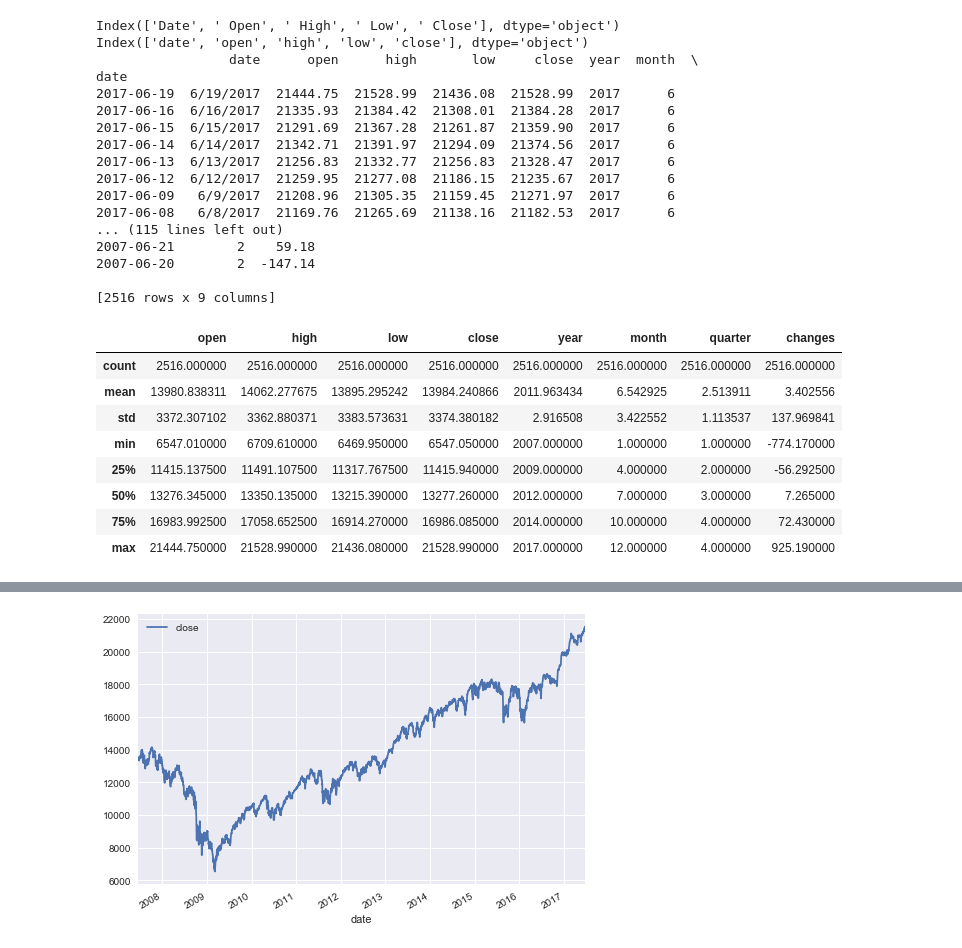
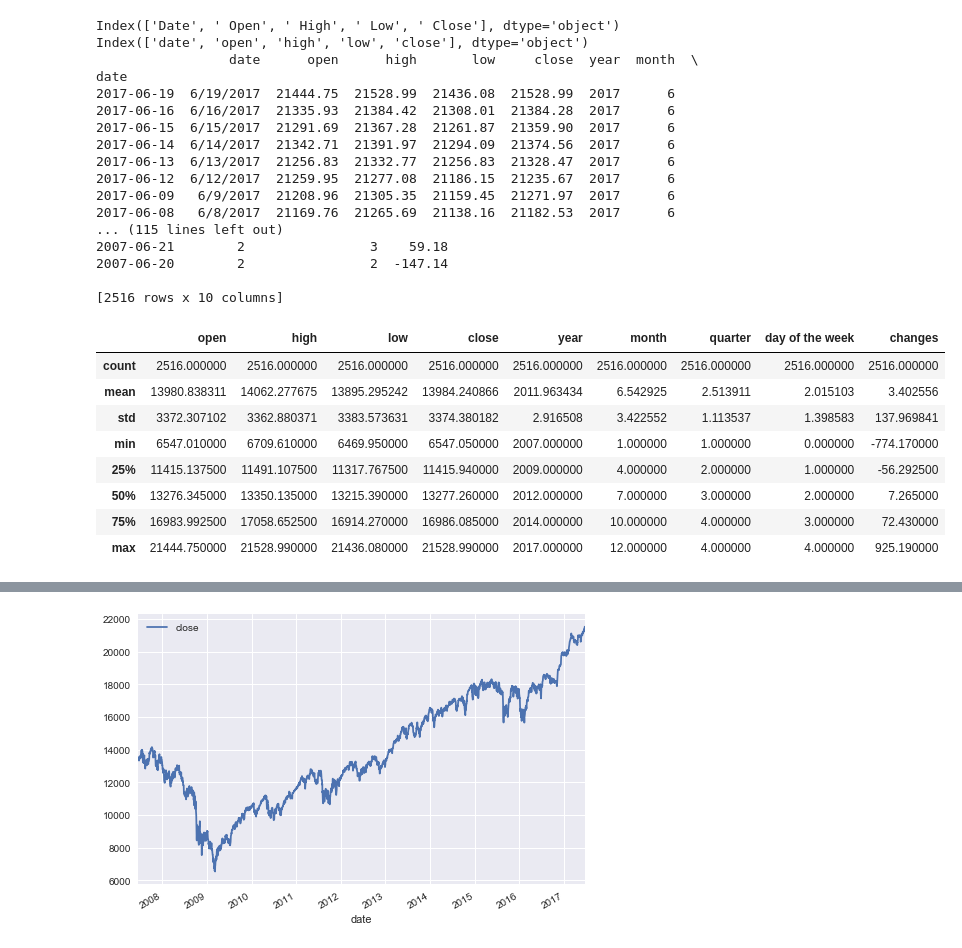
Before and after one commit to cmycherry/springboard, a Jupyter notebook: stock-prices/djiapredict.ipynb, the cells around one changed output, grey strips where cells are left out. Drawn from its saved outputs; the diff is of its cells as text; code cells hidden in the pictures.

```diff
--- a/stock-prices/djiapredict.ipynb
+++ b/stock-prices/djiapredict.ipynb
@@ -8,45 +8,46 @@ print(df.columns)
 df.columns = [str.strip(name) for name in df.columns]
 df.columns = [str.lower(name) for name in df.columns]
 print(df.columns)
 
 #insert columns of year, month, and quarters into the data frame
 df.index = pd.to_datetime(df.date)
 df['year'] = df.index.year
 df['month'] = df.index.month
 df['quarter'] = df.index.quarter
+df['day of the week']=df.index.weekday
 df['changes']= df['close']-df['open']
 print(df)
 
 # describe function: Generates descriptive statistics that summarize the central tendency, dispersion and shape of a dataset’s distribution, excluding NaN values.
 df['changes'].describe()
 df.describe()
 # %% [output]
 Index(['Date', ' Open', ' High', ' Low', ' Close'], dtype='object')
 Index(['date', 'open', 'high', 'low', 'close'], dtype='object')
                  date      open      high       low     close  year  month  \
 date
 2017-06-19  6/19/2017  21444.75  21528.99  21436.08  21528.99  2017      6
 2017-06-16  6/16/2017  21335.93  21384.42  21308.01  21384.28  2017      6
 2017-06-15  6/15/2017  21291.69  21367.28  21261.87  21359.90  2017      6
 2017-06-14  6/14/2017  21342.71  21391.97  21294.09  21374.56  2017      6
 2017-06-13  6/13/2017  21256.83  21332.77  21256.83  21328.47  2017      6
 2017-06-12  6/12/2017  21259.95  21277.08  21186.15  21235.67  2017      6
 2017-06-09   6/9/2017  21208.96  21305.35  21159.45  21271.97  2017      6
 2017-06-08   6/8/2017  21169.76  21265.69  21138.16  21182.53  2017      6
 ... (115 lines left out)
-2007-06-21        2    59.18
-2007-06-20        2  -147.14
+2007-06-21        2                3    59.18
+2007-06-20        2                2  -147.14
 
-[2516 rows x 9 columns]
+[2516 rows x 10 columns]
-|  | open | high | low | close | year | month | quarter | changes |
-| count | 2516.000000 | 2516.000000 | 2516.000000 | 2516.000000 | 2516.000000 | 2516.000000 | 2516.000000 | 2516.000000 |
-| mean | 13980.838311 | 14062.277675 | 13895.295242 | 13984.240866 | 2011.963434 | 6.542925 | 2.513911 | 3.402556 |
-| std | 3372.307102 | 3362.880371 | 3383.573631 | 3374.380182 | 2.916508 | 3.422552 | 1.113537 | 137.969841 |
-| min | 6547.010000 | 6709.610000 | 6469.950000 | 6547.050000 | 2007.000000 | 1.000000 | 1.000000 | -774.170000 |
-| 25% | 11415.137500 | 11491.107500 | 11317.767500 | 11415.940000 | 2009.000000 | 4.000000 | 2.000000 | -56.292500 |
-| 50% | 13276.345000 | 13350.135000 | 13215.390000 | 13277.260000 | 2012.000000 | 7.000000 | 3.000000 | 7.265000 |
-| 75% | 16983.992500 | 17058.652500 | 16914.270000 | 16986.085000 | 2014.000000 | 10.000000 | 4.000000 | 72.430000 |
-| max | 21444.750000 | 21528.990000 | 21436.080000 | 21528.990000 | 2017.000000 | 12.000000 | 4.000000 | 925.190000 |
+|  | open | high | low | close | year | month | quarter | day of the week | changes |
+| count | 2516.000000 | 2516.000000 | 2516.000000 | 2516.000000 | 2516.000000 | 2516.000000 | 2516.000000 | 2516.000000 | 2516.000000 |
+| mean | 13980.838311 | 14062.277675 | 13895.295242 | 13984.240866 | 2011.963434 | 6.542925 | 2.513911 | 2.015103 | 3.402556 |
+| std | 3372.307102 | 3362.880371 | 3383.573631 | 3374.380182 | 2.916508 | 3.422552 | 1.113537 | 1.398583 | 137.969841 |
+| min | 6547.010000 | 6709.610000 | 6469.950000 | 6547.050000 | 2007.000000 | 1.000000 | 1.000000 | 0.000000 | -774.170000 |
+| 25% | 11415.137500 | 11491.107500 | 11317.767500 | 11415.940000 | 2009.000000 | 4.000000 | 2.000000 | 1.000000 | -56.292500 |
+| 50% | 13276.345000 | 13350.135000 | 13215.390000 | 13277.260000 | 2012.000000 | 7.000000 | 3.000000 | 2.000000 | 7.265000 |
+| 75% | 16983.992500 | 17058.652500 | 16914.270000 | 16986.085000 | 2014.000000 | 10.000000 | 4.000000 | 3.000000 | 72.430000 |
+| max | 21444.750000 | 21528.990000 | 21436.080000 | 21528.990000 | 2017.000000 | 12.000000 | 4.000000 | 4.000000 | 925.190000 |
 # %%
 #Show all the data in a plot
 from seaborn import plt
```
Also changed, not shown: parts of 12 cells of this notebook.
